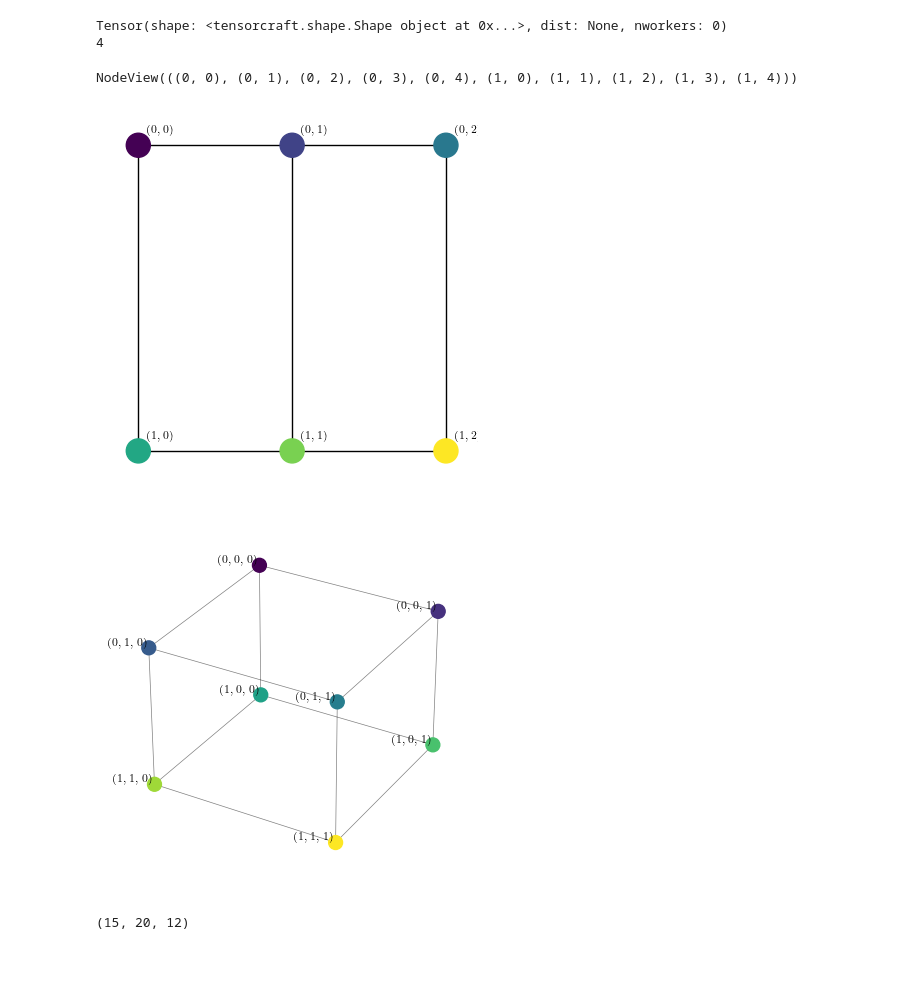
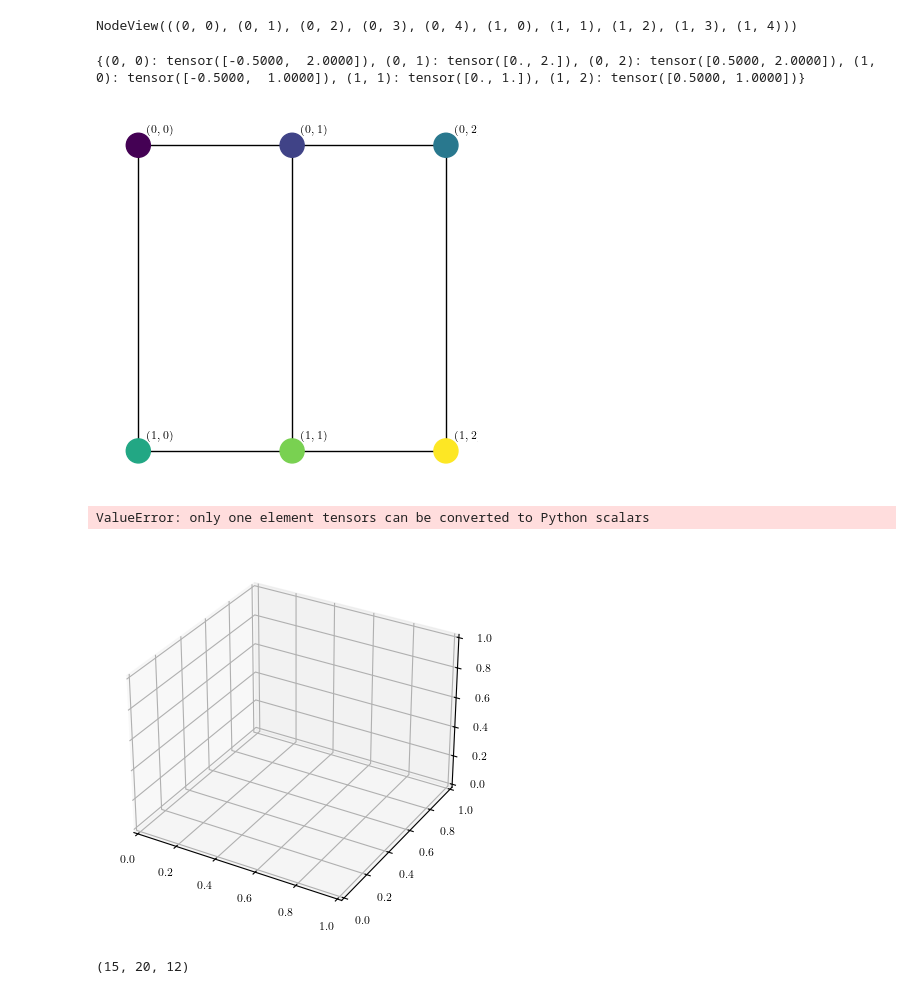
Before and after one commit to Helmholtz-AI-Energy/tensorcraft, a Jupyter notebook: notebooks/viz_basics.ipynb, the cells around one changed output. Saved outputs shown, nothing was run; the diff lists cells and outputs as text; code cells hidden in the pictures; blank space fills up the shorter version.

Commit message:
wip: np -> torch 3

```diff
--- a/notebooks/viz_basics.ipynb
+++ b/notebooks/viz_basics.ipynb
@@ -35,10 +32,3 @@ AttributeError: module 'tensorcraft' has no attribute 'viz'
-# %%
-t = tc.Tensor((3, 6))
-print(t)
-print(t.getLinearIndex((0, 4)))
-# %% [output]
-Tensor(shape: <tensorcraft.shape.Shape object at 0x...>, dist: None, nworkers: 0)
-4
 # %%
 import networkx as nx
 graph = nx.grid_graph(dim=(5,2))
@@ -46,18 +36,20 @@ graph.nodes()
 # %% [output]
 NodeView(((0, 0), (0, 1), (0, 2), (0, 3), (0, 4), (1, 0), (1, 1), (1, 2), (1, 3), (1, 4)))
 # %%
-mesh = tc.Shape((2,3))
+mesh = torch.Size((2,3))
 fig = plt.figure()
 tc.viz.draw_2d_mesh(fig.add_subplot(111), mesh )
 # %% [output]
+{(0, 0): tensor([-0.5000,  2.0000]), (0, 1): tensor([0., 2.]), (0, 2): tensor([0.5000, 2.0000]), (1, 0): tensor([-0.5000,  1.0000]), (1, 1): tensor([0., 1.]), (1, 2): tensor([0.5000, 1.0000])}
 [figure]
 # %%
 fig = plt.figure()
-mesh = tc.Shape((2,2,2))
+mesh = torch.Size((2,2,2))
 
 tc.viz.draw_3d_mesh(fig.add_subplot(111, projection="3d"), mesh)
 # %% [output]
+ValueError: only one element tensors can be converted to Python scalars
-[figure, old version]
+[figure, new version]
 # %%
 mesh = tc.Shape((4, 3))
 d = tc.dist.MultiAxisDist(mesh, (tuple(), (0,)), (3, 0))
```
Also changed, not shown: parts of 2 cells of this notebook, 5 other files.
